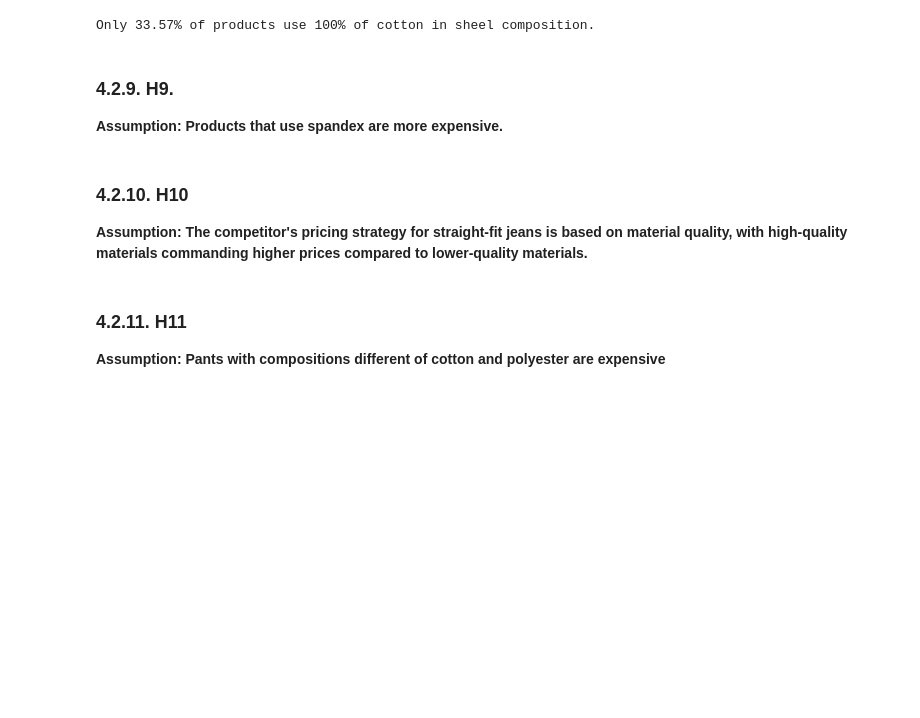
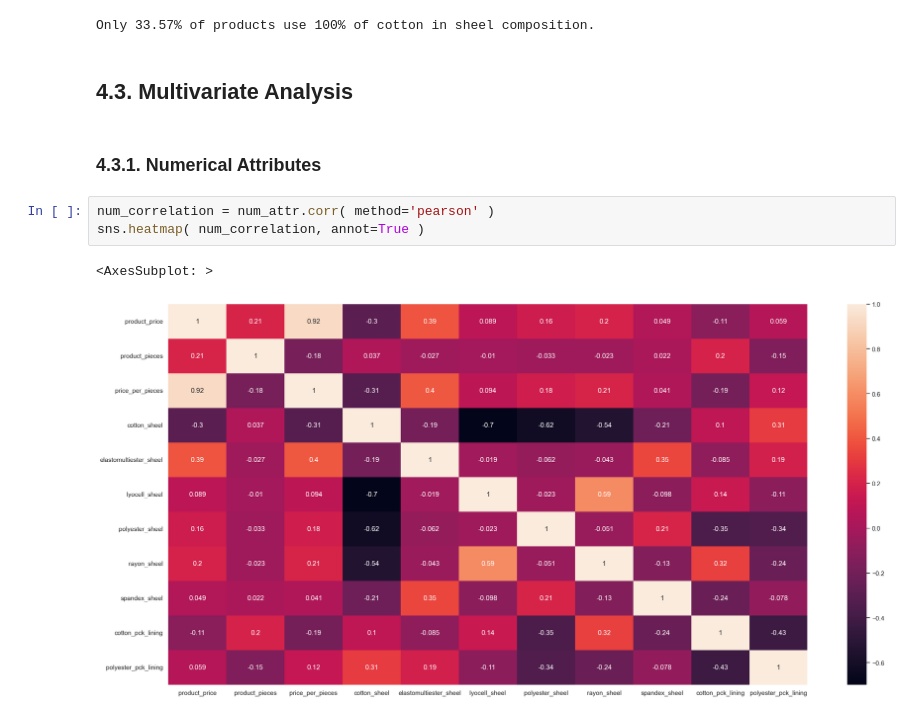
Before and after one commit to luanjesus/star_jeans_webscraping, a Jupyter notebook: eda.ipynb, the cells around one changed output. Drawn from its saved outputs; the diff is of its cells as text; blank space fills up the shorter version.

```diff
--- a/eda.ipynb
+++ b/eda.ipynb
@@ -639,13 +652,13 @@ porct = get_percentage(cotton_100['product_id'].count(), cotton_100['product_id'
 print( f'Only {porct}% of products use 100% of cotton in sheel composition.' )
 # %% [output]
 Only 33.57% of products use 100% of cotton in sheel composition.
-# %% [markdown]
-### 4.2.9. H9.
-**Assumption: Products that use spandex are more expensive.**
-# %% [markdown]
-### 4.2.10. H10
-**Assumption: The competitor's pricing strategy for straight-fit jeans is based on material quality, with high-quality materials commanding higher prices compared to lower-quality materials.**
-# %% [markdown]
-### 4.2.11. H11
-
-**Assumption: Pants with compositions different of cotton and polyester are expensive**
+# %% [markdown]
+## 4.3. Multivariate Analysis
+# %% [markdown]
+### 4.3.1. Numerical Attributes
+# %%
+num_correlation = num_attr.corr( method='pearson' )
+sns.heatmap( num_correlation, annot=True )
+# %% [output]
+<AxesSubplot: >
+[figure, added]
```
Also changed, not shown: parts of 10 cells of this notebook.
